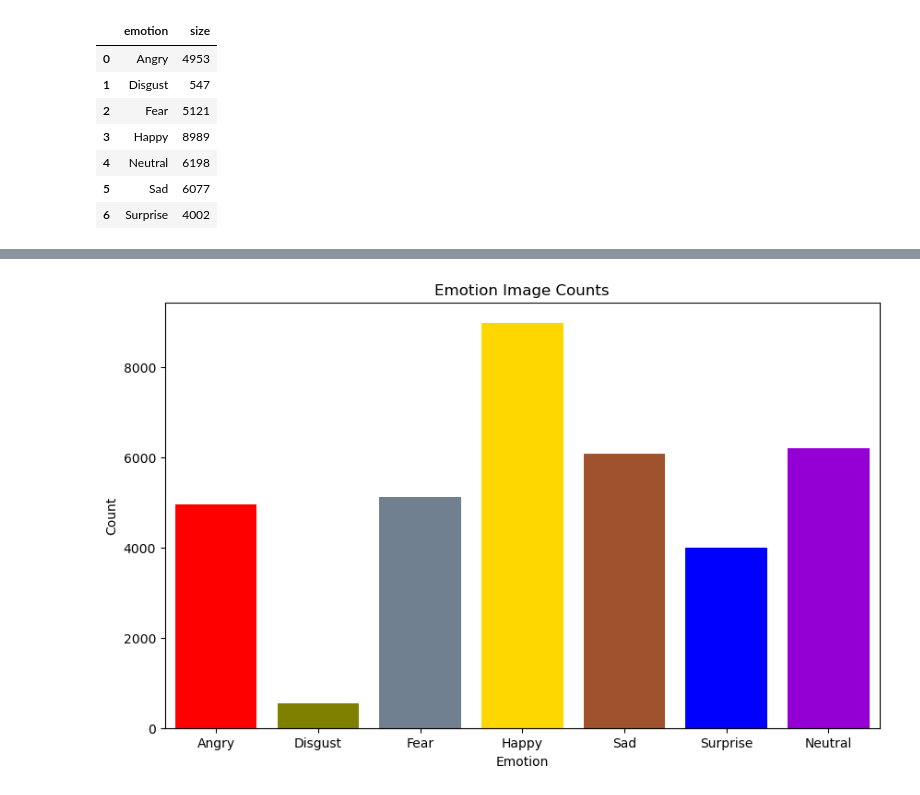
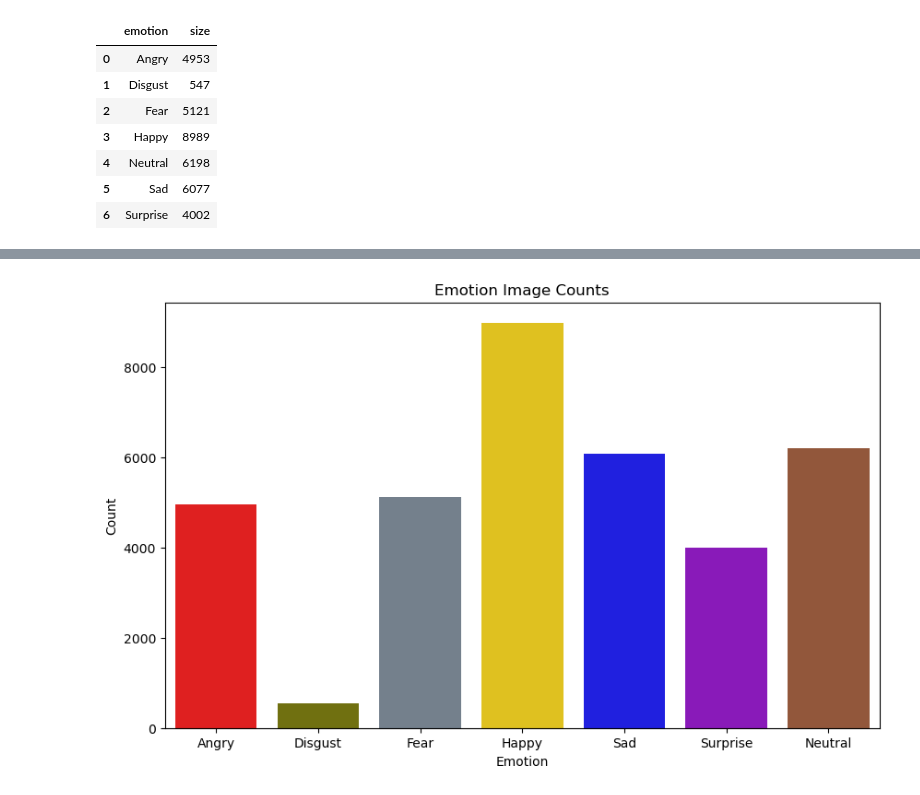
Before and after one commit to dlumian/EmotionFaceClassifier, a Jupyter notebook: notebooks/1_data_preprocessing.ipynb, the cells around one changed output, grey strips where cells are left out. Saved outputs shown, nothing was run; the diff lists cells and outputs as text; code cells hidden in the pictures.

```diff
--- a/notebooks/1_data_preprocessing.ipynb
+++ b/notebooks/1_data_preprocessing.ipynb
@@ -65,7 +65,7 @@ print_json(emo_dict)
 }
 # %%
 # Select color mappings for emotion categories
-emo_color_dict = common_dicts['plotly_styles']['Training']['color']
+emo_color_dict = common_dicts['color_dict']
 print_json(emo_color_dict)
 # %% [output]
 {
@@ -121,7 +122,7 @@ fer2013['image'] = fer2013['pixels'].apply(convert_pixels_to_array)
 fer2013['usage']=fer2013['Usage'].map(common_dicts['usage_dict'])
 # %%
 # Create groupby counts of each emotion
-gby = fer2013.groupby(['emotion'], as_index=False).size()
+gby = fer2013.groupby(['emotion'], as_index=False, observed=True).size()
 print(gby)
 # %% [output]
     emotion  size
@@ -151,0 +167,5 @@ filtered_order = [cat for cat in category_order if cat in gby['emotion'].unique(
+# %%
+gby['emotion'] = pd.Categorical(gby['emotion'], categories=filtered_order, ordered=True)
+# %%
+ordered = gby.sort_values('emotion', obser)
+ordered
@@ -152,18 +181,14 @@ filtered_order = [cat for cat in category_order if cat in gby['emotion'].unique(
 # %%
 # Plot using Seaborn, and set colors manually after creating the bar plot
 fig, ax = plt.subplots(figsize=(10, 6))
-sns.barplot(data=gby, x='emotion', y='size', ax=ax, order=filtered_order)
-
-# Apply colors
-for bar, color in zip(ax.patches, gby['color']):
-    bar.set_facecolor(color)
+sns.barplot(data=ordered, x='emotion', y='size', ax=ax, palette=ordered['color'])
 
 plt.xlabel('Emotion')
 plt.ylabel('Count')
 plt.title('Emotion Image Counts')
 plt.show()
 # %% [output]
-[figure, old version]
+[figure, new version]
 # %%
 # Creates a numeric index for each usage/emotion group
 # Value is used as identifier for image
```
Also changed, not shown: parts of 6 cells of this notebook, 22 other files.
